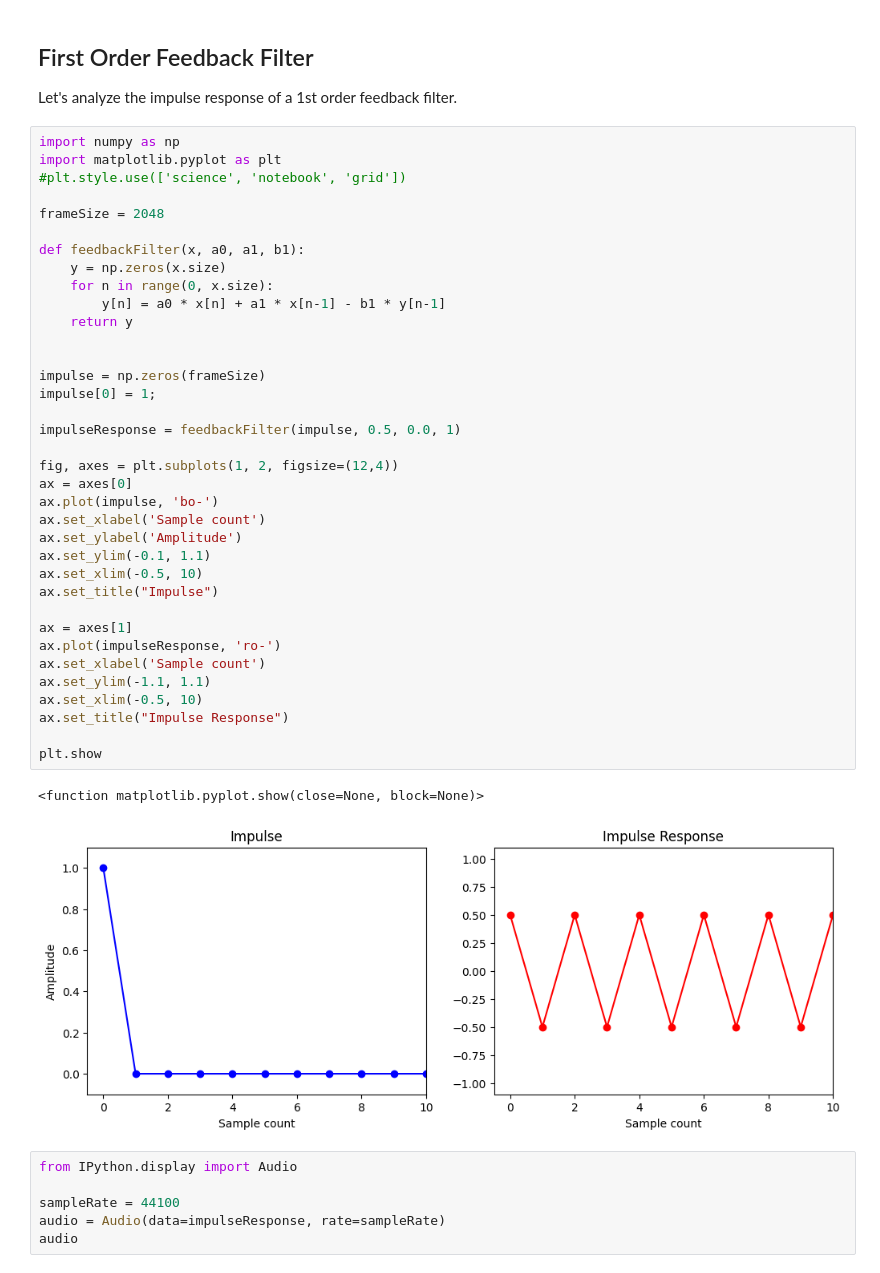
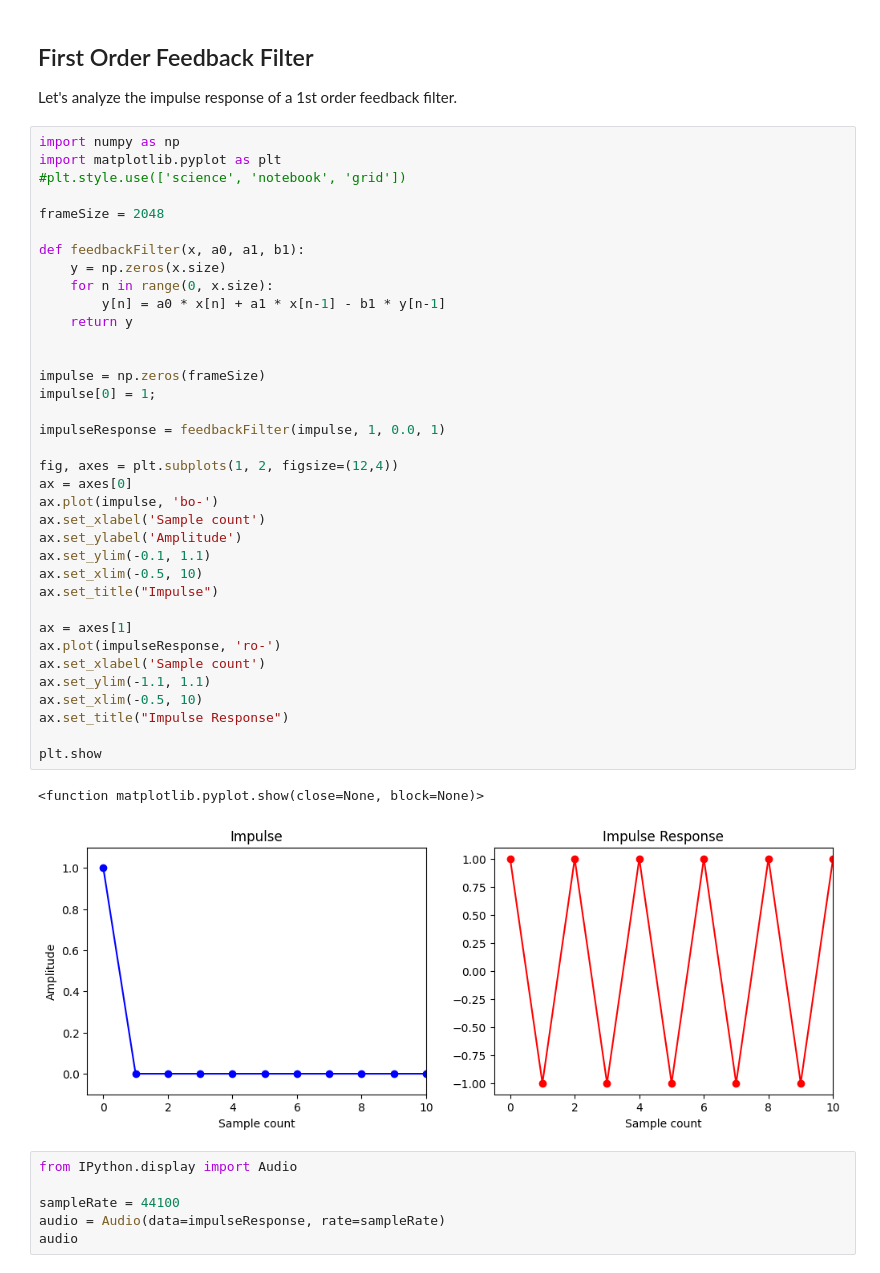
Before and after one commit to Thrifleganger/filter-basics, a Jupyter notebook: Python/First Order Feedback Filter.ipynb, the cells around one changed output. Saved outputs shown, nothing was run; the diff lists cells and outputs as text.

```diff
--- a/Python/First Order Feedback Filter.ipynb
+++ b/Python/First Order Feedback Filter.ipynb
@@ -12,35 +12,35 @@ frameSize = 2048
 def feedbackFilter(x, a0, a1, b1):
     y = np.zeros(x.size)
     for n in range(0, x.size):
         y[n] = a0 * x[n] + a1 * x[n-1] - b1 * y[n-1]
     return y
 
 
 impulse = np.zeros(frameSize)
 impulse[0] = 1;
 
-impulseResponse = feedbackFilter(impulse, 0.5, 0.0, 1)
+impulseResponse = feedbackFilter(impulse, 1, 0.0, 1)
 
 fig, axes = plt.subplots(1, 2, figsize=(12,4))
 ax = axes[0]
 ax.plot(impulse, 'bo-')
 ax.set_xlabel('Sample count')
 ax.set_ylabel('Amplitude')
 ax.set_ylim(-0.1, 1.1)
 ax.set_xlim(-0.5, 10)
 ax.set_title("Impulse")
 
 ax = axes[1]
 ax.plot(impulseResponse, 'ro-')
 ax.set_xlabel('Sample count')
 ax.set_ylim(-1.1, 1.1)
 ax.set_xlim(-0.5, 10)
 ax.set_title("Impulse Response")
 
 plt.show
 # %% [output]
 <function matplotlib.pyplot.show(close=None, block=None)>
-[figure, old version]
+[figure, new version]
 # %%
 from IPython.display import Audio
 
```
Also changed, not shown: parts of 2 cells of this notebook, 3 other files.
